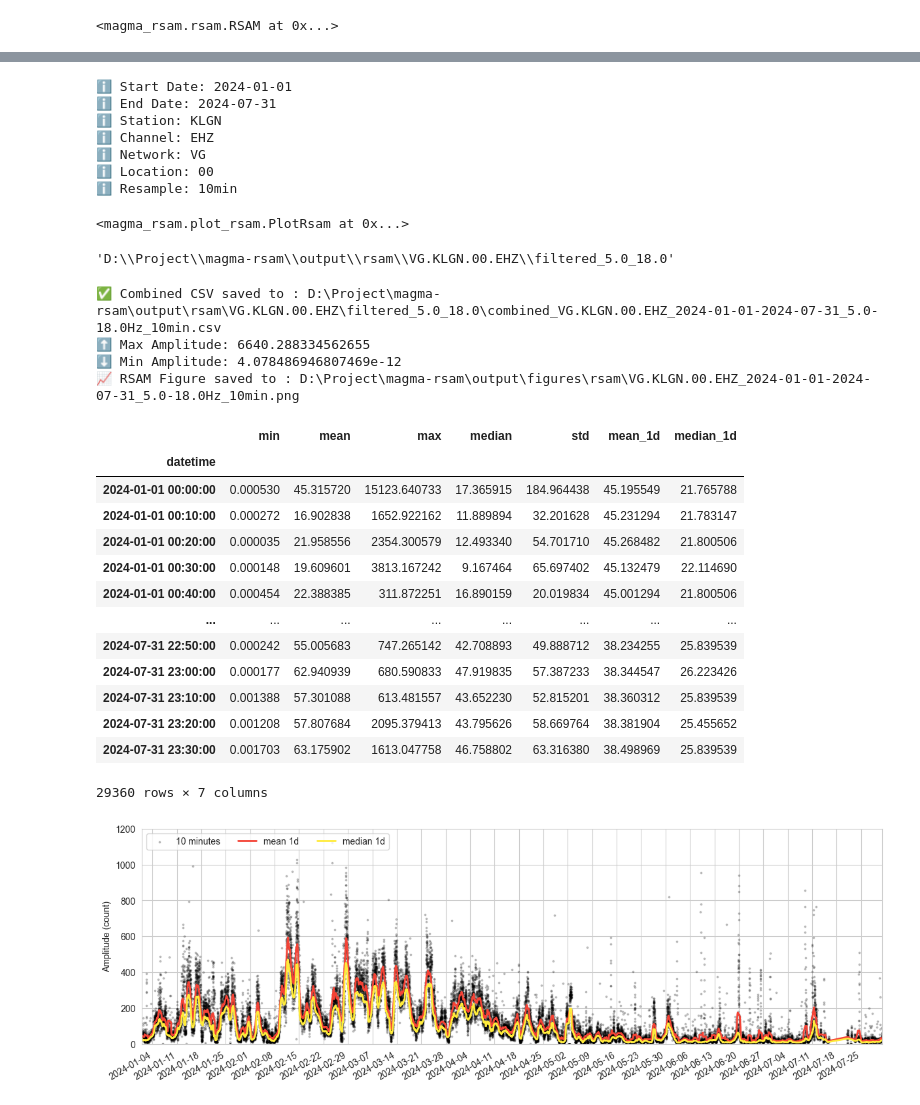
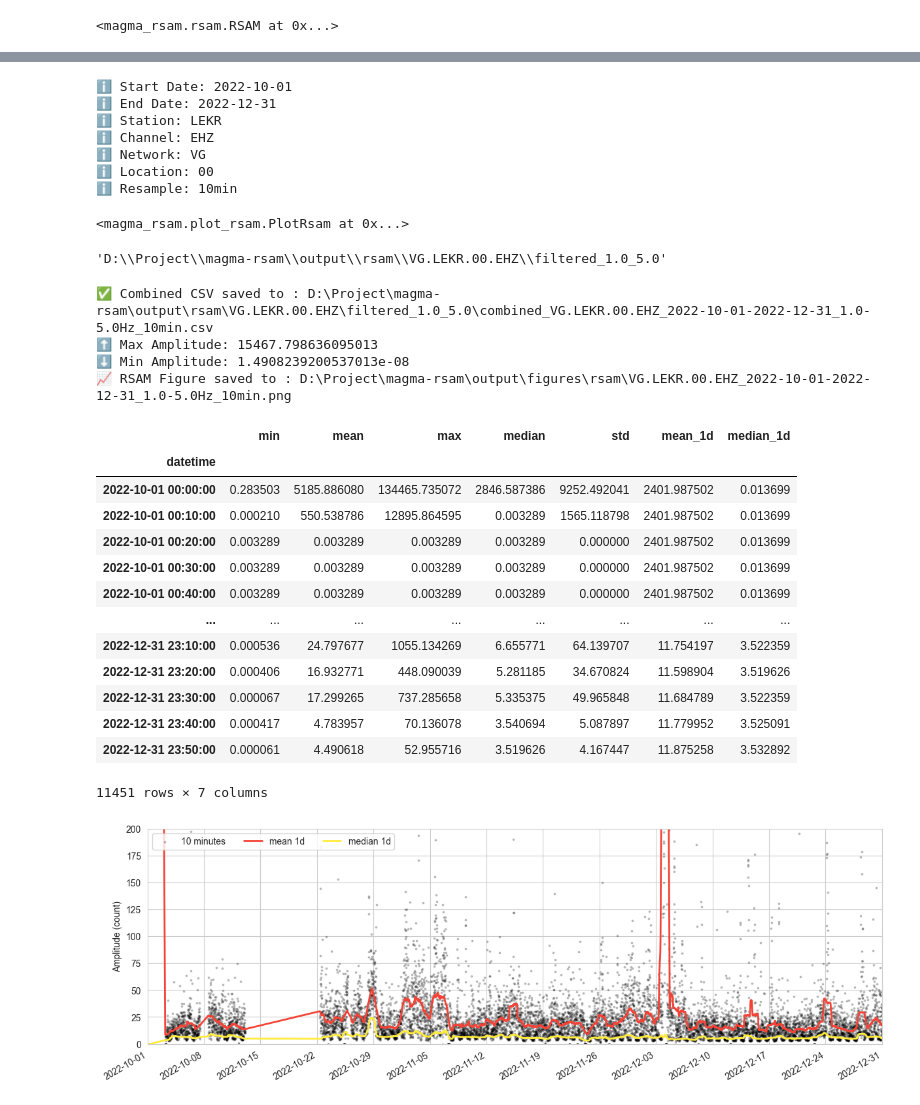
Before and after one commit to martanto/magma-rsam, a Jupyter notebook: main.ipynb, the cells around one changed output, grey strips where cells are left out. Drawn from its saved outputs; the diff is of its cells as text; code cells hidden in the pictures.

```diff
--- a/main.ipynb
+++ b/main.ipynb
@@ -5,7 +5,7 @@ import matplotlib.dates as mdates
 from datetime import datetime
 import pandas as pd
 # %%
-start_date='2024-01-01'
-end_date='2024-07-31'
-station="KLGN"
+start_date='2022-10-01'
+end_date='2022-12-31'
+station="LEKR"
 channel="EHZ"
@@ -51,9 +54,9 @@ plot_rsam = PlotRsam(
     end_date=end_date,
 )
 # %% [output]
-ℹ️ Start Date: 2024-01-01
-ℹ️ End Date: 2024-07-31
-ℹ️ Station: KLGN
+ℹ️ Start Date: 2022-10-01
+ℹ️ End Date: 2022-12-31
+ℹ️ Station: LEKR
 ℹ️ Channel: EHZ
 ℹ️ Network: VG
 ℹ️ Location: 00
@@ -65,28 +68,28 @@ plot_rsam.with_filter(freq_min=5.0, freq_max=18.0)
 # %%
 plot_rsam.filtered_dir
 # %% [output]
-'D:\\Project\\magma-rsam\\output\\rsam\\VG.KLGN.00.EHZ\\filtered_5.0_18.0'
+'D:\\Project\\magma-rsam\\output\\rsam\\VG.LEKR.00.EHZ\\filtered_1.0_5.0'
 # %%
-plot_rsam.set_y_lim(y_min=0, y_max=1200).run(
+plot_rsam.set_y_lim(y_min=0, y_max=200).run(
     datetime_interval=7,
 )
 # %% [output]
-✅ Combined CSV saved to : D:\Project\magma-rsam\output\rsam\VG.KLGN.00.EHZ\filtered_5.0_18.0\combined_VG.KLGN.00.EHZ_2024-01-01-2024-07-31_5.0-18.0Hz_10min.csv
-⬆️ Max Amplitude: 6640.288334562655
-⬇️ Min Amplitude: 4.078486946807469e-12
-📈 RSAM Figure saved to : D:\Project\magma-rsam\output\figures\rsam\VG.KLGN.00.EHZ_2024-01-01-2024-07-31_5.0-18.0Hz_10min.png
+✅ Combined CSV saved to : D:\Project\magma-rsam\output\rsam\VG.LEKR.00.EHZ\filtered_1.0_5.0\combined_VG.LEKR.00.EHZ_2022-10-01-2022-12-31_1.0-5.0Hz_10min.csv
+⬆️ Max Amplitude: 15467.798636095013
+⬇️ Min Amplitude: 1.4908239200537013e-08
+📈 RSAM Figure saved to : D:\Project\magma-rsam\output\figures\rsam\VG.LEKR.00.EHZ_2022-10-01-2022-12-31_1.0-5.0Hz_10min.png
 |  | min | mean | max | median | std | mean_1d | median_1d |
 | datetime |  |  |  |  |  |  |  |
-| 2024-01-01 00:00:00 | 0.000530 | 45.315720 | 15123.640733 | 17.365915 | 184.964438 | 45.195549 | 21.765788 |
-| 2024-01-01 00:10:00 | 0.000272 | 16.902838 | 1652.922162 | 11.889894 | 32.201628 | 45.231294 | 21.783147 |
-| 2024-01-01 00:20:00 | 0.000035 | 21.958556 | 2354.300579 | 12.493340 | 54.701710 | 45.268482 | 21.800506 |
-| 2024-01-01 00:30:00 | 0.000148 | 19.609601 | 3813.167242 | 9.167464 | 65.697402 | 45.132479 | 22.114690 |
-| 2024-01-01 00:40:00 | 0.000454 | 22.388385 | 311.872251 | 16.890159 | 20.019834 | 45.001294 | 21.800506 |
+| 2022-10-01 00:00:00 | 0.283503 | 5185.886080 | 134465.735072 | 2846.587386 | 9252.492041 | 2401.987502 | 0.013699 |
+| 2022-10-01 00:10:00 | 0.000210 | 550.538786 | 12895.864595 | 0.003289 | 1565.118798 | 2401.987502 | 0.013699 |
+| 2022-10-01 00:20:00 | 0.003289 | 0.003289 | 0.003289 | 0.003289 | 0.000000 | 2401.987502 | 0.013699 |
+| 2022-10-01 00:30:00 | 0.003289 | 0.003289 | 0.003289 | 0.003289 | 0.000000 | 2401.987502 | 0.013699 |
+| 2022-10-01 00:40:00 | 0.003289 | 0.003289 | 0.003289 | 0.003289 | 0.000000 | 2401.987502 | 0.013699 |
 | ... | ... | ... | ... | ... | ... | ... | ... |
-| 2024-07-31 22:50:00 | 0.000242 | 55.005683 | 747.265142 | 42.708893 | 49.888712 | 38.234255 | 25.839539 |
-| 2024-07-31 23:00:00 | 0.000177 | 62.940939 | 680.590833 | 47.919835 | 57.387233 | 38.344547 | 26.223426 |
-| 2024-07-31 23:10:00 | 0.001388 | 57.301088 | 613.481557 | 43.652230 | 52.815201 | 38.360312 | 25.839539 |
-| 2024-07-31 23:20:00 | 0.001208 | 57.807684 | 2095.379413 | 43.795626 | 58.669764 | 38.381904 | 25.455652 |
-| 2024-07-31 23:30:00 | 0.001703 | 63.175902 | 1613.047758 | 46.758802 | 63.316380 | 38.498969 | 25.839539 |
+| 2022-12-31 23:10:00 | 0.000536 | 24.797677 | 1055.134269 | 6.655771 | 64.139707 | 11.754197 | 3.522359 |
+| 2022-12-31 23:20:00 | 0.000406 | 16.932771 | 448.090039 | 5.281185 | 34.670824 | 11.598904 | 3.519626 |
+| 2022-12-31 23:30:00 | 0.000067 | 17.299265 | 737.285658 | 5.335375 | 49.965848 | 11.684789 | 3.522359 |
+| 2022-12-31 23:40:00 | 0.000417 | 4.783957 | 70.136078 | 3.540694 | 5.087897 | 11.779952 | 3.525091 |
+| 2022-12-31 23:50:00 | 0.000061 | 4.490618 | 52.955716 | 3.519626 | 4.167447 | 11.875258 | 3.532892 |
-29360 rows × 7 columns
+11451 rows × 7 columns
-[figure, old version]
+[figure, new version]
```
Also changed, not shown: parts of 22 cells of this notebook, 2 other files.
